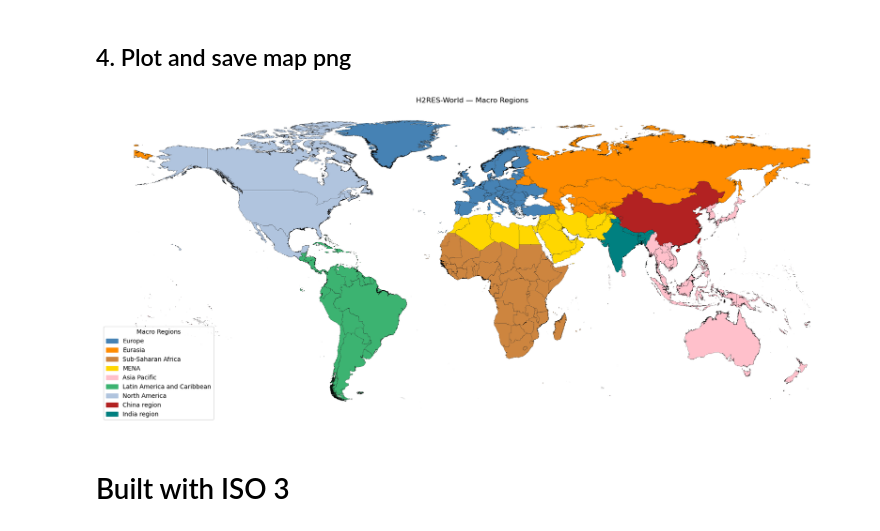
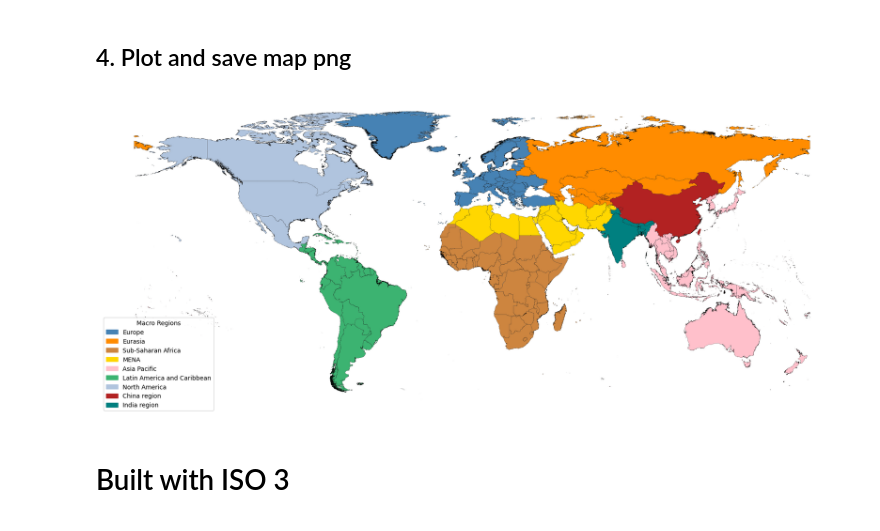
Before and after one commit to H2RES-model/H2RES-World, a Jupyter notebook: Notebooks/L0_MacroRegions.ipynb, the cells around one changed output. Cells and saved outputs as stored; diff of their text form; code cells hidden in the pictures.

Commit message:
Update linewidth for readme image

```diff
--- a/Notebooks/L0_MacroRegions.ipynb
+++ b/Notebooks/L0_MacroRegions.ipynb
@@ -188,38 +188,35 @@ region_colors = {
     "India region": "teal",
 }
 
 # Save location (relative to repo root)
 base_dir = Path.cwd().parents[0]
 output_dir = base_dir / "Maps" / "Layer0"
 ""
 output_dir.mkdir(parents=True, exist_ok=True)
 pdf_path = output_dir / "L0_MacroRegions.pdf"
 
 fig, ax = plt.subplots(figsize=(22, 12))
-gdf.plot(ax=ax, color="whitesmoke", edgecolor="#00000020", linewidth=0.15)
+gdf.plot(ax=ax, color="whitesmoke", edgecolor="#00000020", linewidth=0.3)
 
 for region, names in region_lists.items():
     gdf[gdf["NAM_0"].isin(names)].plot(
         ax=ax,
         color=region_colors[region],
         edgecolor="black",
         linewidth=0.15
     )
 
 legend_patches = [
     mpatches.Patch(color=region_colors[k], label=k)
     for k in region_lists.keys()
 ]
 
 ax.legend(handles=legend_patches, loc="lower left", title="Macro Regions", fontsize=10)
-ax.set_title("H2RES-World — Macro Regions")
 ax.set_axis_off()
-
-
 png_path = output_dir / "L0_MacroRegions.png"
 fig.savefig(png_path, dpi=120, bbox_inches="tight")
 # %% [output]
-[figure, old version]
+[figure, new version]
 # %% [markdown]
 # Built with ISO 3
 # %%
```
Also changed, not shown: 1 other file.
